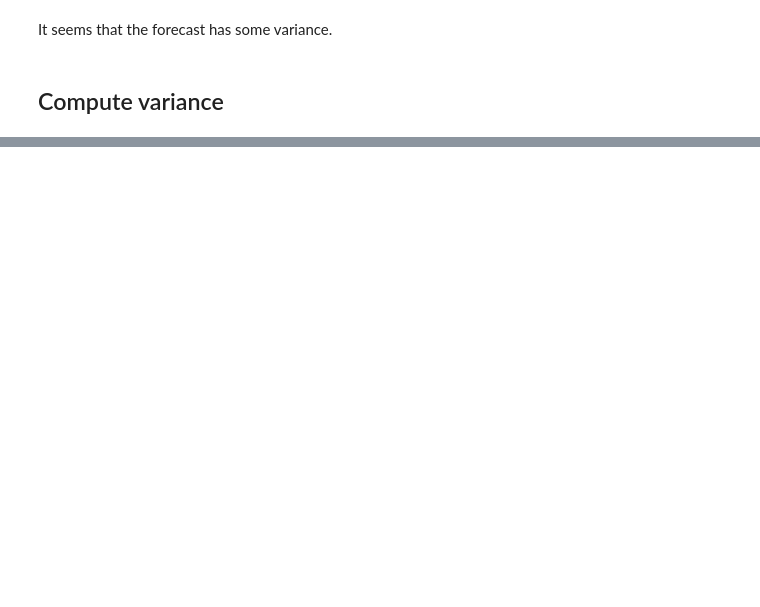
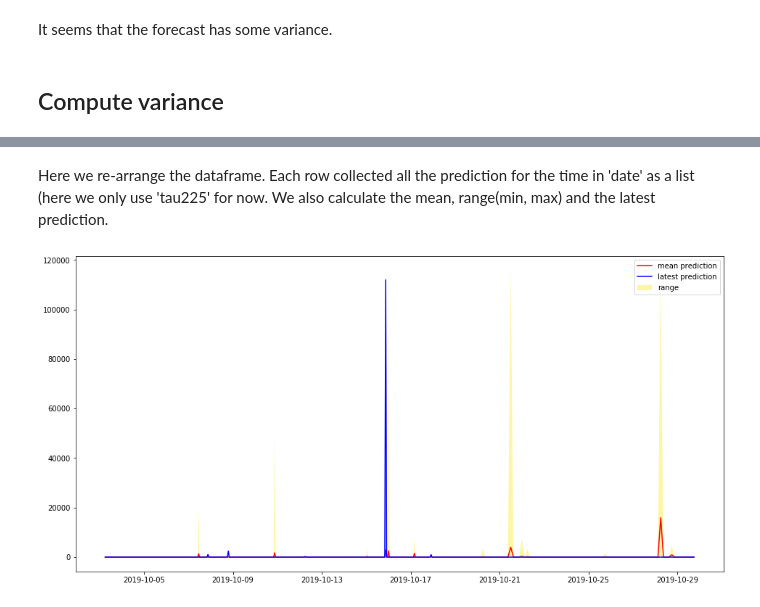
Before and after one commit to Ziyi415/AC297r_2019_BlackHole, a Jupyter notebook: notebooks/EDA.ipynb, the cells around one changed output, grey strips where cells are left out. Saved outputs shown, nothing was run; the diff lists cells and outputs as text; code cells hidden in the pictures; blank space fills up the shorter version.

```diff
--- a/notebooks/EDA.ipynb
+++ b/notebooks/EDA.ipynb
@@ -94,0 +103,10 @@ It seems that the forecast has some variance.
+# %%
+df_all = pd.concat([data_telescope[t] for t in data_telescope], axis =0)
+df_tau_all = df_all.groupby('date').agg({'tau225':lambda x: list(x)})
+
+df_tau_all['tau225_mean'] = df_tau_all['tau225'].apply(lambda x: np.mean(x))
+df_tau_all['tau225_min'] = df_tau_all['tau225'].apply(lambda x: np.min(x))
+df_tau_all['tau225_max'] = df_tau_all['tau225'].apply(lambda x: np.max(x))
+df_tau_all['tau225_latest'] = df_tau_all['tau225'].apply(lambda x: x[-1])
+
+df_tau_all.reset_index(inplace = True)
@@ -94,0 +122,10 @@ It seems that the forecast has some variance.
+# %% [markdown]
+Here we re-arrange the dataframe. Each row collected all the prediction for the time in 'date' as a list (here we only use 'tau225' for now. We also calculate the mean, range(min, max) and the latest prediction.
+# %%
+plt.figure(figsize = (16,8))
+plt.plot(df_tau_all.date, df_tau_all.tau225_mean, c = 'r', label = 'mean prediction')
+plt.plot(df_tau_all.date, df_tau_all.tau225_latest, c = 'b', label = 'latest prediction')
+plt.fill_between(df_tau_all.date, df_tau_all.tau225_max, df_tau_all.tau225_min, alpha = 0.4, label = 'range');
+plt.legend();
+# %% [output]
+[figure, added]
```
Also changed, not shown: parts of 14 cells of this notebook.
